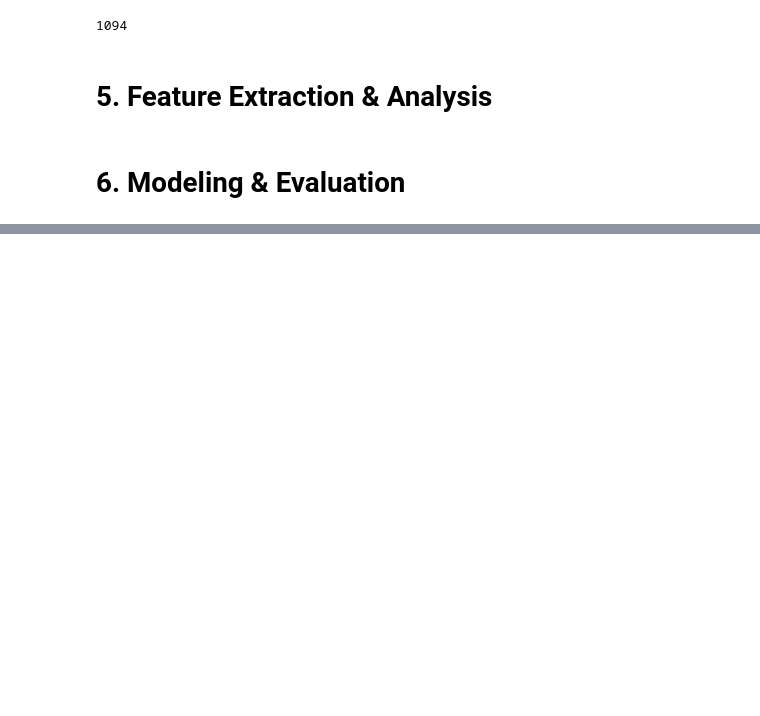
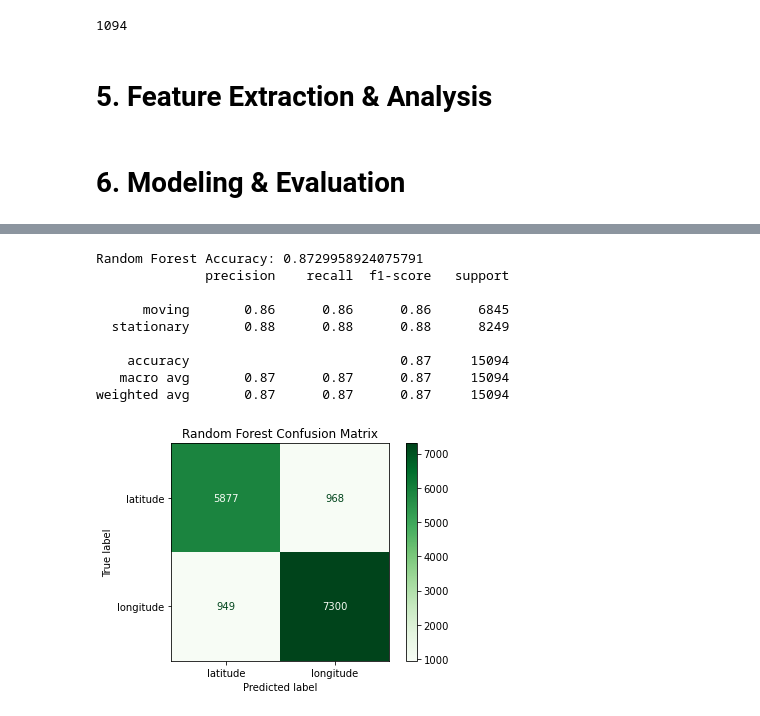
Before and after one commit to Castellanos02/cs286_demo, a Jupyter notebook: demo1.ipynb, the cells around one changed output, grey strips where cells are left out. Saved outputs shown, nothing was run; the diff lists cells and outputs as text; code cells hidden in the pictures; blank space fills up the shorter version.

```diff
--- a/demo1.ipynb
+++ b/demo1.ipynb
@@ -397,0 +507,28 @@ len(dynamicWindows )
+# %%
+# n_estimators 100: 87.5%, 87.29%, 87.22%, 87.25%
+# 200: 87.99%, 87.28%, 87.42%, 87.33%
+# 300: 87.68%, 87.38%, 87.39%
+# 500: 87.44%, 87.38%, 87.43%
+# 1000: 87.32%, 87.25%
+
+forest = RandomForestClassifier(n_estimators=200)
+forest.fit(X_train_scaled, y_train)
+y_pred = forest.predict(X_test_scaled)
+print("Random Forest Accuracy:", accuracy_score(y_test, y_pred))
+print(classification_report(y_test, y_pred))
+cm = confusion_matrix(y_test, y_pred)
+disp = ConfusionMatrixDisplay(confusion_matrix=cm, display_labels=['latitude', 'longitude'])
+disp.plot(cmap='Greens')
+plt.title("Random Forest Confusion Matrix")
+plt.show()
+# %% [output]
+Random Forest Accuracy: 0.8729958924075791
+              precision    recall  f1-score   support
+
+      moving       0.86      0.86      0.86      6845
+  stationary       0.88      0.88      0.88      8249
+
+    accuracy                           0.87     15094
+   macro avg       0.87      0.87      0.87     15094
+weighted avg       0.87      0.87      0.87     15094
+[figure, added]
```
Also changed, not shown: parts of 11 cells of this notebook.
